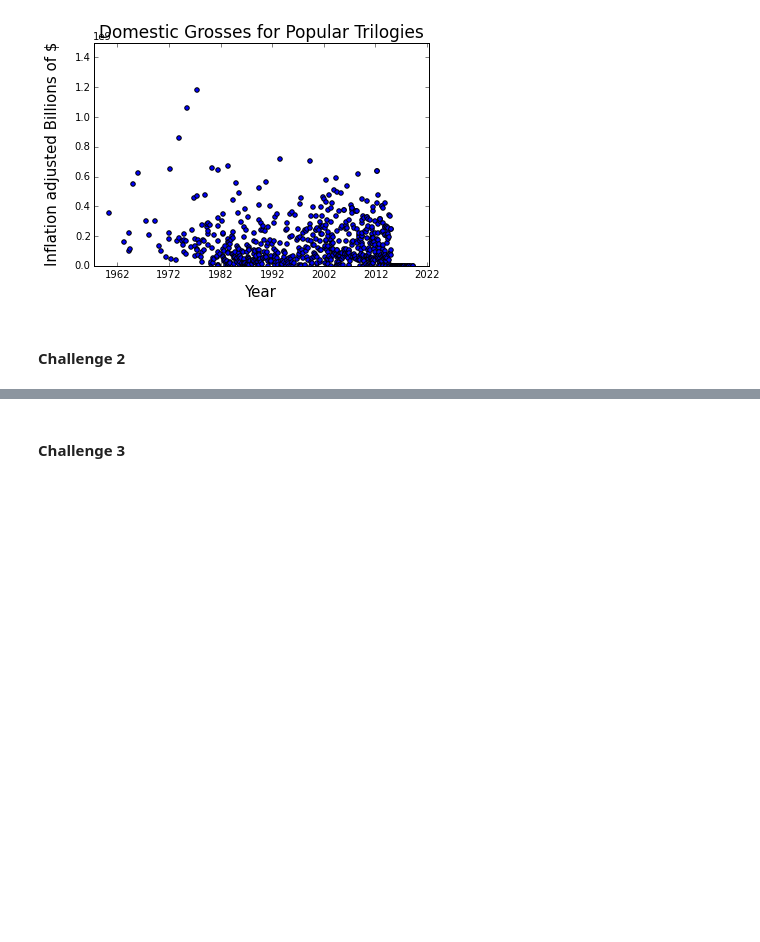
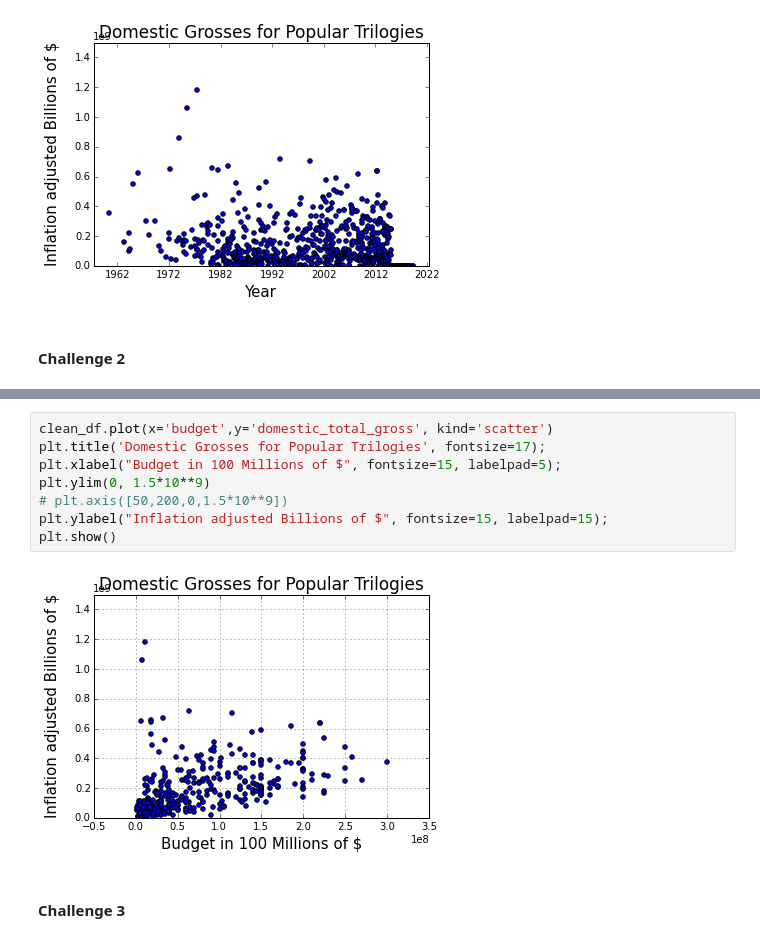
Before and after one commit to drschwenk/film_grosses, a Jupyter notebook: challenges/eda_challenges.ipynb, the cells around one changed output, grey strips where cells are left out. Cells and saved outputs as stored; diff of their text form; blank space fills up the shorter version.

```diff
--- a/challenges/eda_challenges.ipynb
+++ b/challenges/eda_challenges.ipynb
@@ -67,3 +67,13 @@ plt.show()
+# %%
+clean_df.plot(x='budget',y='domestic_total_gross', kind='scatter')
+plt.title('Domestic Grosses for Popular Trilogies', fontsize=17);
+plt.xlabel("Budget in 100 Millions of $", fontsize=15, labelpad=5);
+plt.ylim(0, 1.5*10**9)
+# plt.axis([50,200,0,1.5*10**9])
+plt.ylabel("Inflation adjusted Billions of $", fontsize=15, labelpad=15);
+plt.show()
+# %% [output]
+[figure, added]
 # %% [markdown]
 #### Challenge 3
 # %%
```
Also changed, not shown: parts of 3 cells of this notebook.
